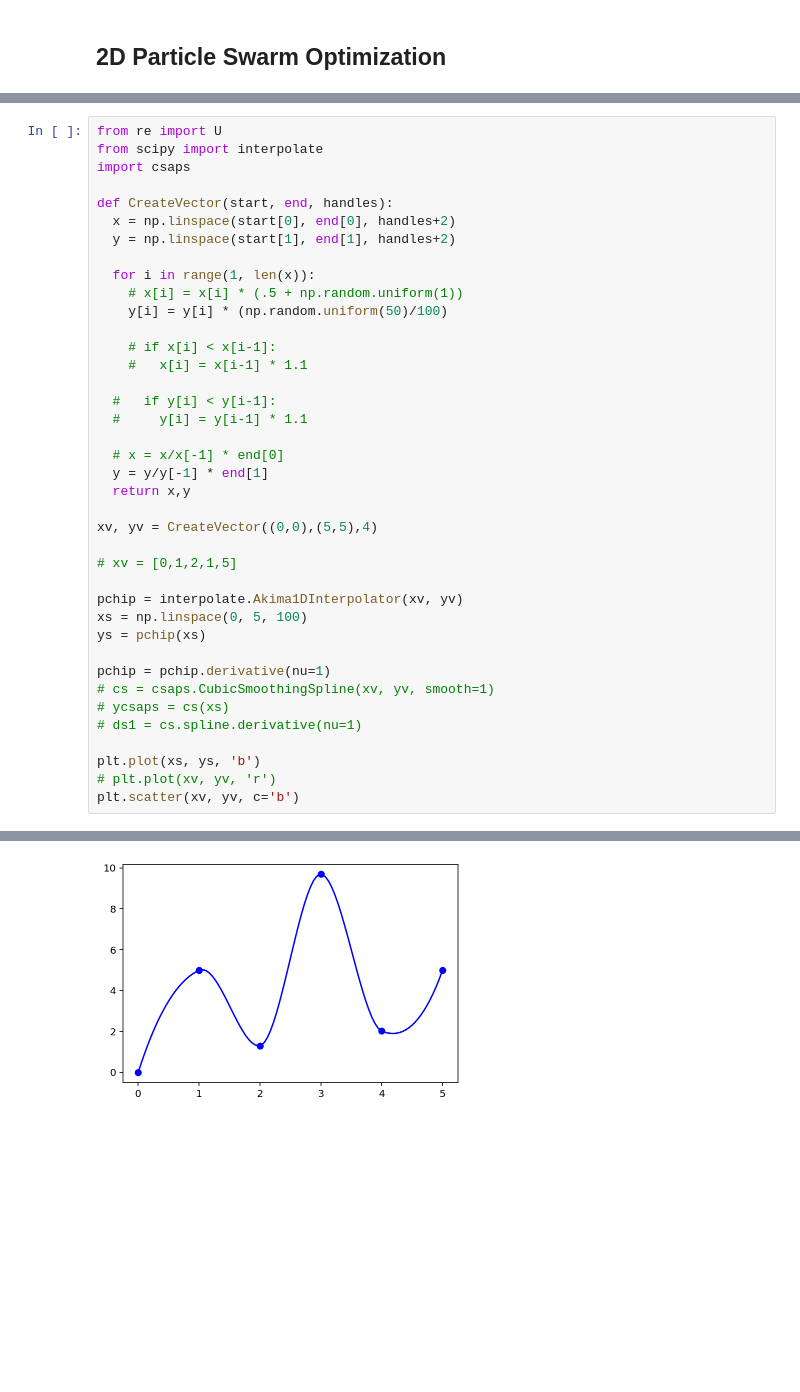
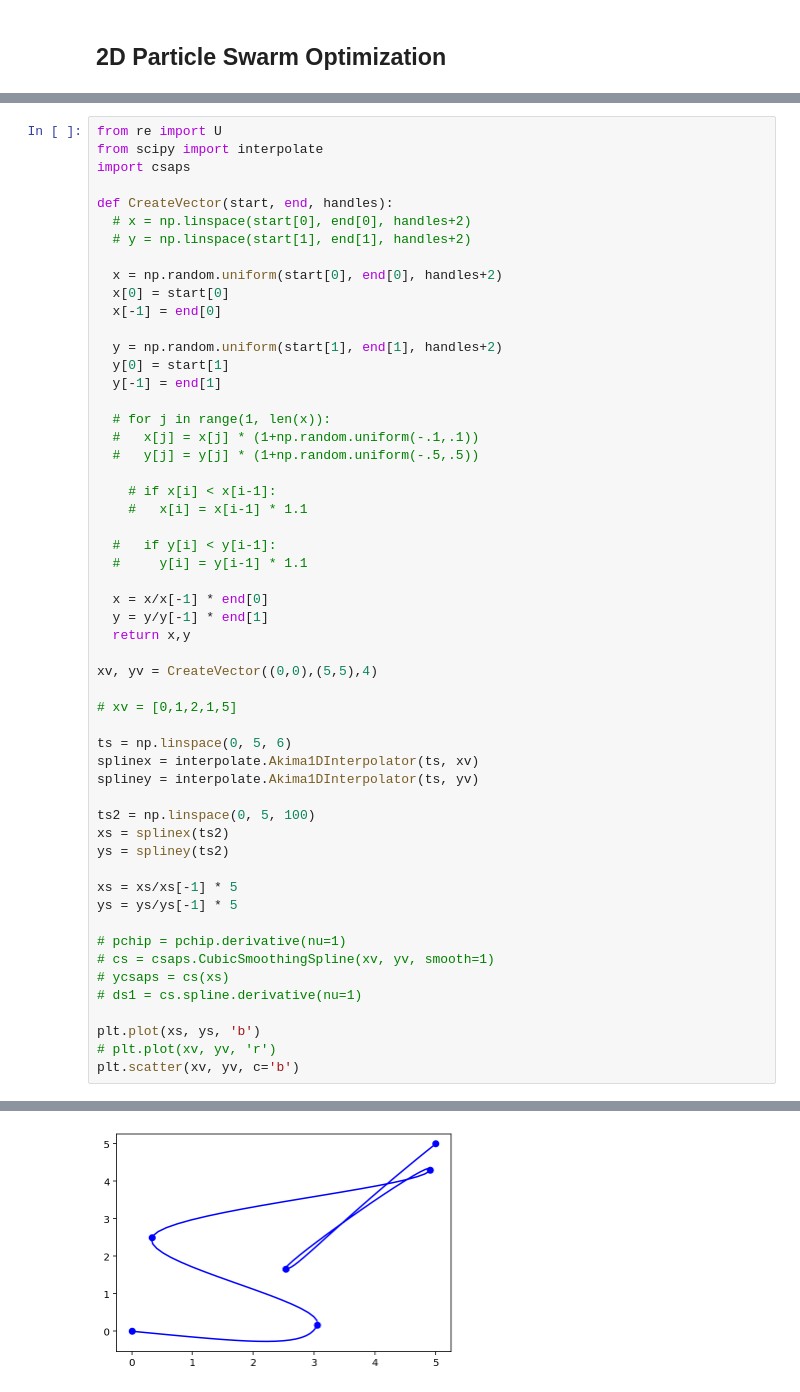
Before and after one commit to naguzmans/opportunistic-utm, a Jupyter notebook: pso_model_2D.ipynb, the cells around one changed output, grey strips where cells are left out. Drawn from its saved outputs; the diff is of its cells as text; blank space fills up the shorter version.

```diff
--- a/pso_model_2D.ipynb
+++ b/pso_model_2D.ipynb
@@ -211,41 +221,56 @@ Final Global Best Cost: 254.26903669391567
 from re import U
 from scipy import interpolate
 import csaps
 
 def CreateVector(start, end, handles):
-  x = np.linspace(start[0], end[0], handles+2)
-  y = np.linspace(start[1], end[1], handles+2)
+  # x = np.linspace(start[0], end[0], handles+2)
+  # y = np.linspace(start[1], end[1], handles+2)
 
-  for i in range(1, len(x)):
-    # x[i] = x[i] * (.5 + np.random.uniform(1))
-    y[i] = y[i] * (np.random.uniform(50)/100)
+  x = np.random.uniform(start[0], end[0], handles+2)
+  x[0] = start[0]
+  x[-1] = end[0]
+
+  y = np.random.uniform(start[1], end[1], handles+2)
+  y[0] = start[1]
+  y[-1] = end[1]
+
+  # for j in range(1, len(x)):
+  #   x[j] = x[j] * (1+np.random.uniform(-.1,.1))
+  #   y[j] = y[j] * (1+np.random.uniform(-.5,.5))
 
     # if x[i] < x[i-1]:
     #   x[i] = x[i-1] * 1.1
 
   #   if y[i] < y[i-1]:
   #     y[i] = y[i-1] * 1.1
 
-  # x = x/x[-1] * end[0]
+  x = x/x[-1] * end[0]
   y = y/y[-1] * end[1]
   return x,y
 
 xv, yv = CreateVector((0,0),(5,5),4)
 
 # xv = [0,1,2,1,5]
 
-pchip = interpolate.Akima1DInterpolator(xv, yv)
-xs = np.linspace(0, 5, 100)
-ys = pchip(xs)
+ts = np.linspace(0, 5, 6)
+splinex = interpolate.Akima1DInterpolator(ts, xv)
+spliney = interpolate.Akima1DInterpolator(ts, yv)
 
-pchip = pchip.derivative(nu=1)
+ts2 = np.linspace(0, 5, 100)
+xs = splinex(ts2)
+ys = spliney(ts2)
+
+xs = xs/xs[-1] * 5
+ys = ys/ys[-1] * 5
+
+# pchip = pchip.derivative(nu=1)
 # cs = csaps.CubicSmoothingSpline(xv, yv, smooth=1)
 # ycsaps = cs(xs)
 # ds1 = cs.spline.derivative(nu=1)
 
 plt.plot(xs, ys, 'b')
 # plt.plot(xv, yv, 'r')
 plt.scatter(xv, yv, c='b')
 # %% [output]
 <matplotlib.collections.PathCollection at 0x...>
-[figure, old version]
+[figure, new version]
```
Also changed, not shown: parts of 8 cells of this notebook.
